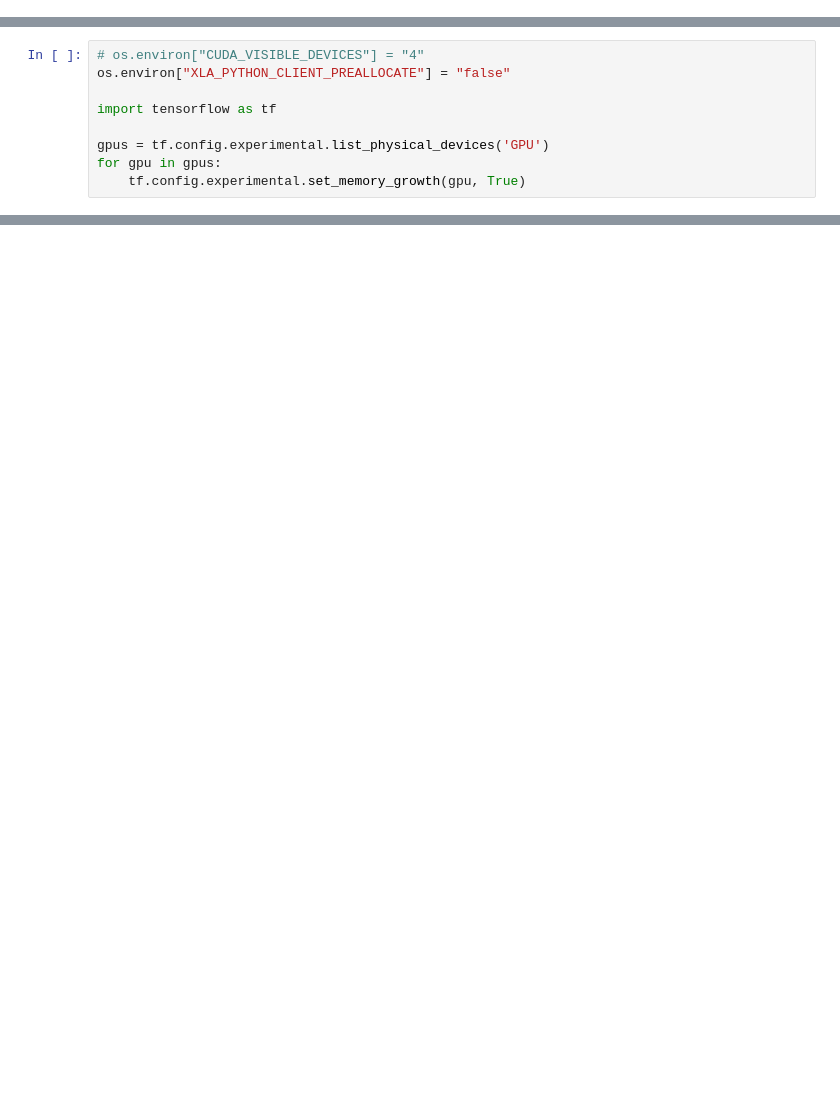
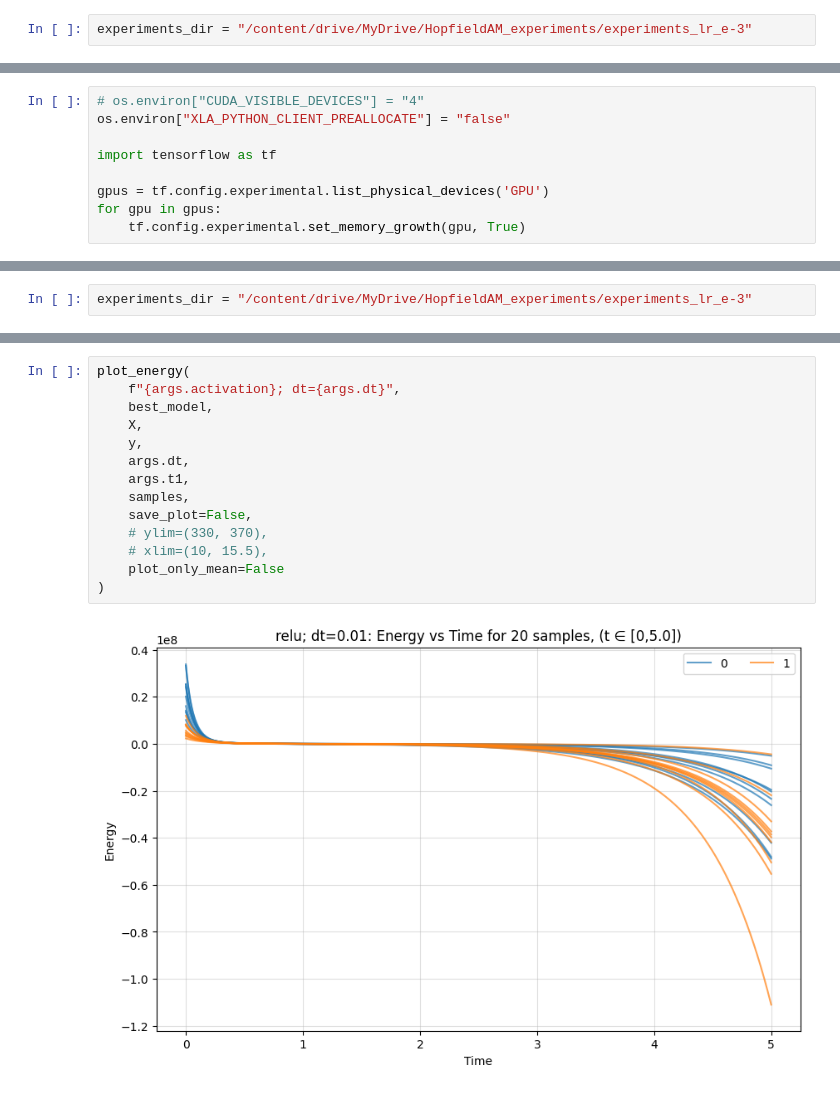
Before and after one commit to sofiyabogakovskaya/HopfieldAM, a Jupyter notebook: notebooks/inference.ipynb, the cells around one changed output, grey strips where cells are left out. Drawn from its saved outputs; the diff is of its cells as text; blank space fills up the shorter version.

```diff
--- a/notebooks/inference.ipynb
+++ b/notebooks/inference.ipynb
@@ -11,3 +33,5 @@ WindowsPath('C:/Users/0amir/HopfieldAM')
+# %%
+experiments_dir = "/content/drive/MyDrive/HopfieldAM_experiments/experiments_lr_e-3"
 # %%
 import shutil
 from argparse import Namespace
@@ -107,3 +174,5 @@ def load_best_model(args: Namespace, experiments_dir):
+# %%
+experiments_dir = "/content/drive/MyDrive/HopfieldAM_experiments/experiments_lr_e-3"
 # %%
 args = Namespace(
     model="Hopfield",
@@ -157,0 +358,16 @@ plot_energy("id_123", best_model, X, y, args.dt, args.t1, samples, save_plot=Fal
+# %%
+plot_energy(
+    f"{args.activation}; dt={args.dt}",
+    best_model,
+    X,
+    y,
+    args.dt,
+    args.t1,
+    samples,
+    save_plot=False,
+    # ylim=(330, 370),
+    # xlim=(10, 15.5),
+    plot_only_mean=False
+)
+# %% [output]
+[figure, added]
```
Also changed, not shown: parts of 23 cells of this notebook, 3 other files.
